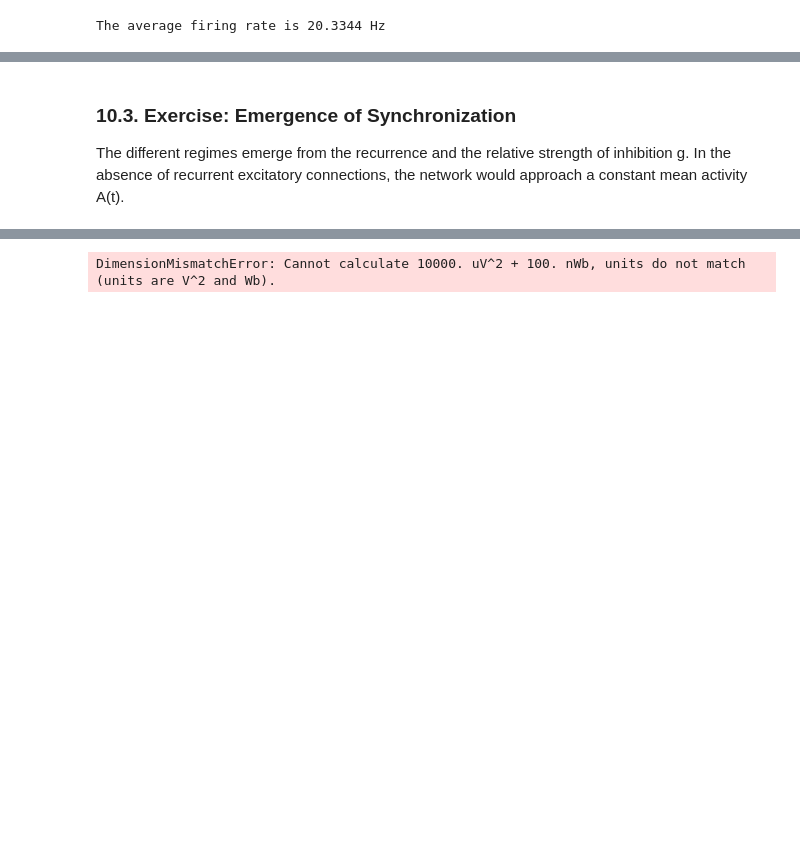
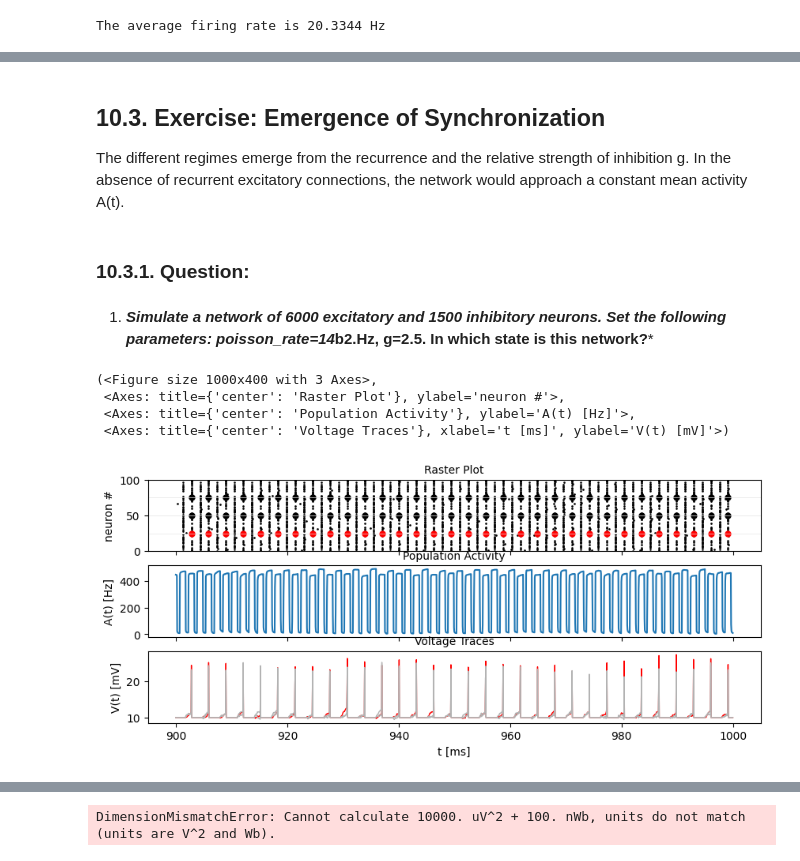
Before and after one commit to numustafa/Biological-Neural-Networks, a Jupyter notebook: mini project.ipynb, the cells around one changed output, grey strips where cells are left out. Saved outputs shown, nothing was run; the diff lists cells and outputs as text; code cells hidden in the pictures; blank space fills up the shorter version.

```diff
--- a/mini project.ipynb
+++ b/mini project.ipynb
@@ -236,3 +372,30 @@ plot_tools.plot_ISI_distribution(spike_stats, hist_nr_bins=100, xlim_max_ISI= XX
 # %% [markdown]
-### 10.3. Exercise: Emergence of Synchronization
+## 10.3. Exercise: Emergence of Synchronization
 The different regimes emerge from the recurrence and the relative strength of inhibition g. In the absence of recurrent excitatory connections, the network would approach a constant mean activity A(t).
+# %% [markdown]
+### 10.3.1. Question:
+# %% [markdown]
+1. ***Simulate a network of 6000 excitatory and 1500 inhibitory neurons. Set the following parameters: poisson_rate=14*b2.Hz, g=2.5. In which state is this network?***
+# %%
+# Set parameters
+N_Excit = 6000
+N_Inhib = 1500
+poisson_rate = 14 * b2.Hz
+g = 2.5
+sim_time = 1000. * b2.ms  # for example, simulate for 1000 ms
+
+# Run the simulation
+rate_monitor, spike_monitor, voltage_monitor, monitored_spike_idx = \
+    LIF_spiking_network.simulate_brunel_network(N_Excit=N_Excit, N_Inhib=N_Inhib,
+                                                poisson_input_rate=poisson_rate, g=g,
+                                                sim_time=sim_time)
+
+# Plot the network activity
+plot_tools.plot_network_activity(rate_monitor, spike_monitor, voltage_monitor,
+                                 spike_train_idx_list=monitored_spike_idx)
+# %% [output]
+(<Figure size 1000x400 with 3 Axes>,
+ <Axes: title={'center': 'Raster Plot'}, ylabel='neuron #'>,
+ <Axes: title={'center': 'Population Activity'}, ylabel='A(t) [Hz]'>,
+ <Axes: title={'center': 'Voltage Traces'}, xlabel='t [ms]', ylabel='V(t) [mV]'>)
+[figure, added]
```
Also changed, not shown: parts of 44 cells of this notebook, 1 other file.
